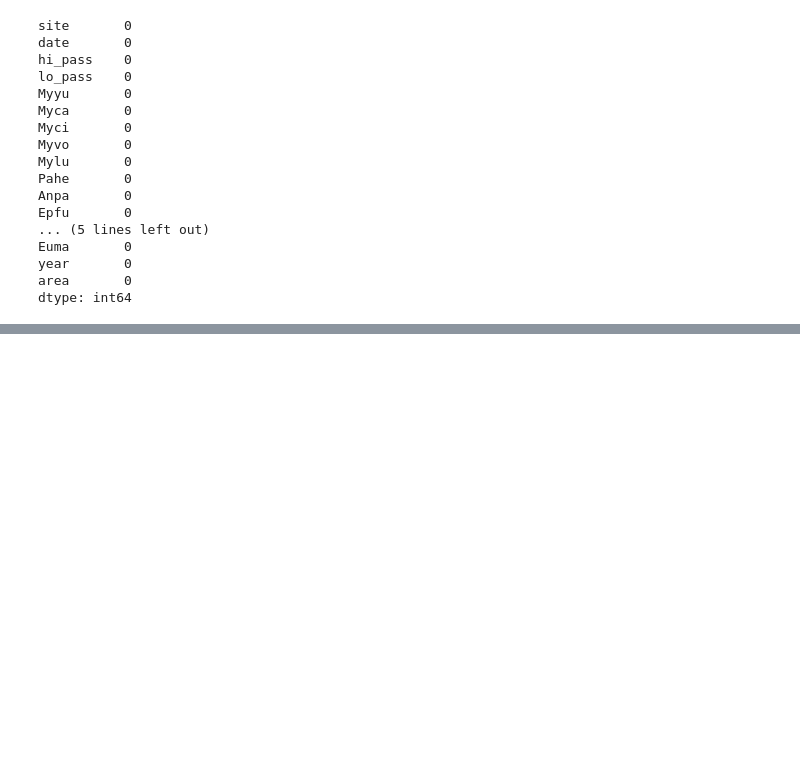
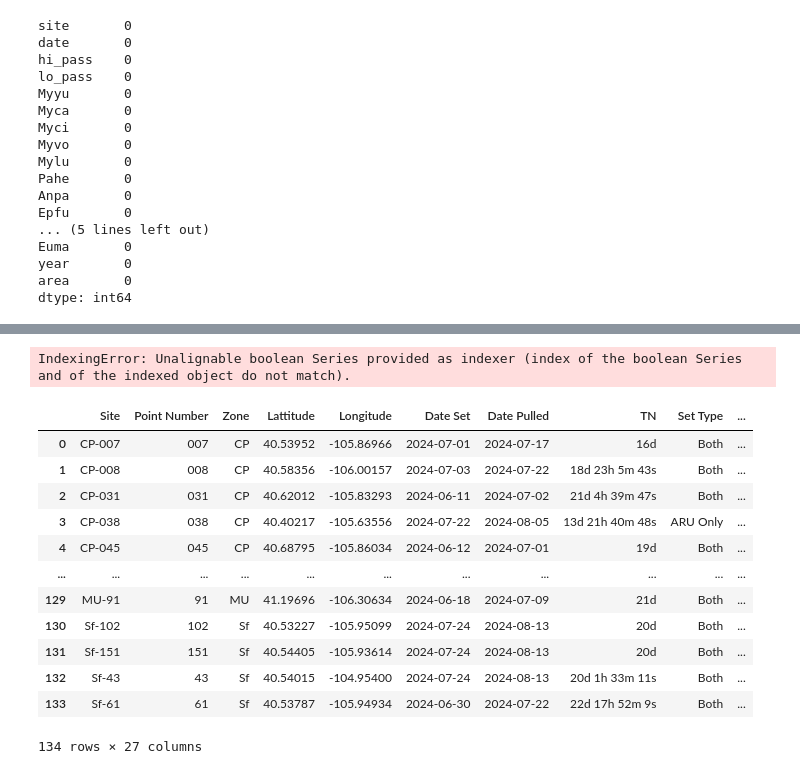
Before and after one commit to ZimmZone/wildlife_fire_response, a Jupyter notebook: 03_import_data.ipynb, the cells around one changed output, grey strips where cells are left out. Saved outputs shown, nothing was run; the diff lists cells and outputs as text; code cells hidden in the pictures; blank space fills up the shorter version.

```diff
--- a/03_import_data.ipynb
+++ b/03_import_data.ipynb
@@ -156,0 +179,5 @@ See the caveats in the documentation: https://pandas.pydata.org/pandas-docs/stab
+# %%
+#Use the function load_csv_data to access your
+csv_filename = 'site_data_2024.csv'
+site_df = load_csv_data(csv_filename, data2025_dir)
+site_df.head()
@@ -156,0 +193,31 @@ See the caveats in the documentation: https://pandas.pydata.org/pandas-docs/stab
+# %%
+# Filter to just 'MU' fire sites
+mu_mask = site_df['Site'].str.startswith("MU", na=False)
+mullen_site_df = csv_df[mu_mask].copy()
+
+mullen_site_df
+# %% [output]
+IndexingError: Unalignable boolean Series provided as indexer (index of the boolean Series and of the indexed object do not match).
+# %%
+# Create a geometry column from lon/lat
+geometry = [Point(xy) for xy in zip(site_df['Longitude'], site_df['Lattitude'])]
+
+# Convert to GeoDataFrame
+site_gdf = gpd.GeoDataFrame(site_df, geometry=geometry)
+
+# Set the coordinate reference system (CRS) to WGS84 (lat/lon)
+site_gdf.set_crs(epsg=4326, inplace=True)
+# %% [output]
+|  | Site | Point Number | Zone | Lattitude | Longitude | Date Set | Date Pulled | TN | Set Type | ... |
+| 0 | CP-007 | 007 | CP | 40.53952 | -105.86966 | 2024-07-01 | 2024-07-17 | 16d | Both | ... |
+| 1 | CP-008 | 008 | CP | 40.58356 | -106.00157 | 2024-07-03 | 2024-07-22 | 18d 23h 5m 43s | Both | ... |
+| 2 | CP-031 | 031 | CP | 40.62012 | -105.83293 | 2024-06-11 | 2024-07-02 | 21d 4h 39m 47s | Both | ... |
+| 3 | CP-038 | 038 | CP | 40.40217 | -105.63556 | 2024-07-22 | 2024-08-05 | 13d 21h 40m 48s | ARU Only | ... |
+| 4 | CP-045 | 045 | CP | 40.68795 | -105.86034 | 2024-06-12 | 2024-07-01 | 19d | Both | ... |
+| ... | ... | ... | ... | ... | ... | ... | ... | ... | ... | ... |
+| 129 | MU-91 | 91 | MU | 41.19696 | -106.30634 | 2024-06-18 | 2024-07-09 | 21d | Both | ... |
+| 130 | Sf-102 | 102 | Sf | 40.53227 | -105.95099 | 2024-07-24 | 2024-08-13 | 20d | Both | ... |
+| 131 | Sf-151 | 151 | Sf | 40.54405 | -105.93614 | 2024-07-24 | 2024-08-13 | 20d | Both | ... |
+| 132 | Sf-43 | 43 | Sf | 40.54015 | -104.95400 | 2024-07-24 | 2024-08-13 | 20d 1h 33m 11s | Both | ... |
+| 133 | Sf-61 | 61 | Sf | 40.53787 | -105.94934 | 2024-06-30 | 2024-07-22 | 22d 17h 52m 9s | Both | ... |
+134 rows × 27 columns
```
Also changed, not shown: parts of 11 cells of this notebook.
